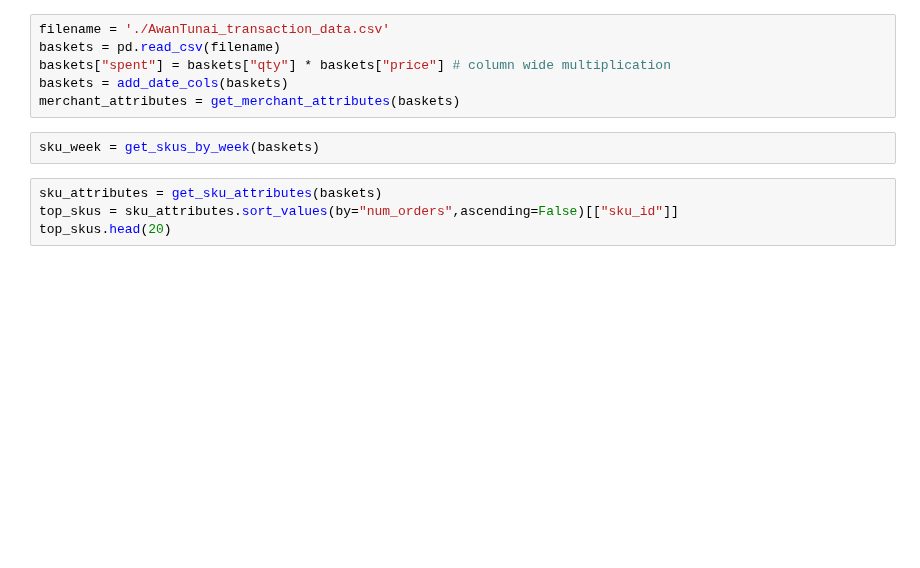
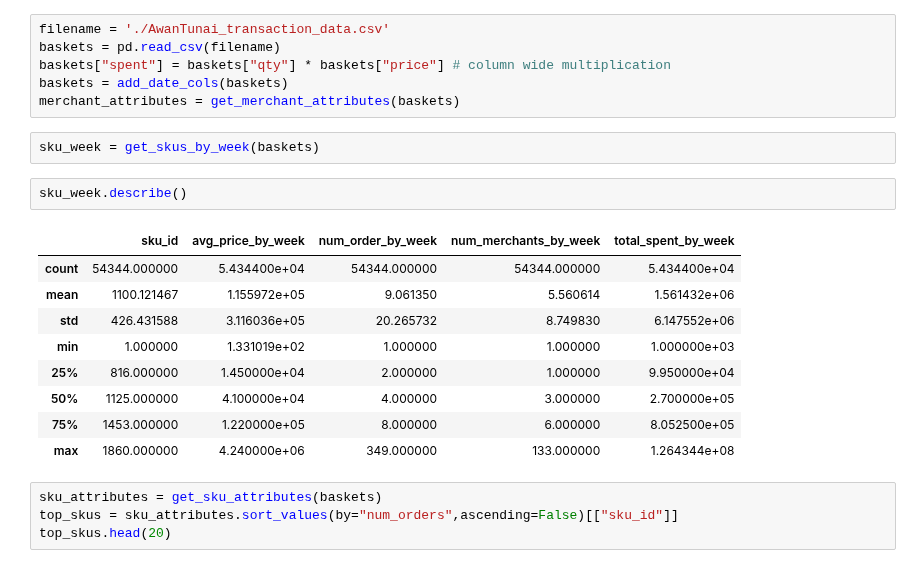
Before and after one commit to yingli/applieddatascience, a Jupyter notebook: sample_code/NB06_regression.ipynb, the cells around one changed output. Drawn from its saved outputs; the diff is of its cells as text; blank space fills up the shorter version.

```diff
--- a/sample_code/NB06_regression.ipynb
+++ b/sample_code/NB06_regression.ipynb
@@ -87,6 +87,18 @@ baskets = add_date_cols(baskets)
 merchant_attributes = get_merchant_attributes(baskets)
 # %%
 sku_week = get_skus_by_week(baskets)
+# %%
+sku_week.describe()
+# %% [output]
+|  | sku_id | avg_price_by_week | num_order_by_week | num_merchants_by_week | total_spent_by_week |
+| count | 54344.000000 | 5.434400e+04 | 54344.000000 | 54344.000000 | 5.434400e+04 |
+| mean | 1100.121467 | 1.155972e+05 | 9.061350 | 5.560614 | 1.561432e+06 |
+| std | 426.431588 | 3.116036e+05 | 20.265732 | 8.749830 | 6.147552e+06 |
+| min | 1.000000 | 1.331019e+02 | 1.000000 | 1.000000 | 1.000000e+03 |
+| 25% | 816.000000 | 1.450000e+04 | 2.000000 | 1.000000 | 9.950000e+04 |
+| 50% | 1125.000000 | 4.100000e+04 | 4.000000 | 3.000000 | 2.700000e+05 |
+| 75% | 1453.000000 | 1.220000e+05 | 8.000000 | 6.000000 | 8.052500e+05 |
+| max | 1860.000000 | 4.240000e+06 | 349.000000 | 133.000000 | 1.264344e+08 |
 # %%
 sku_attributes = get_sku_attributes(baskets)
 top_skus = sku_attributes.sort_values(by="num_orders",ascending=False)[["sku_id"]]
```
Also changed, not shown: parts of 28 cells of this notebook, 4 other files.
